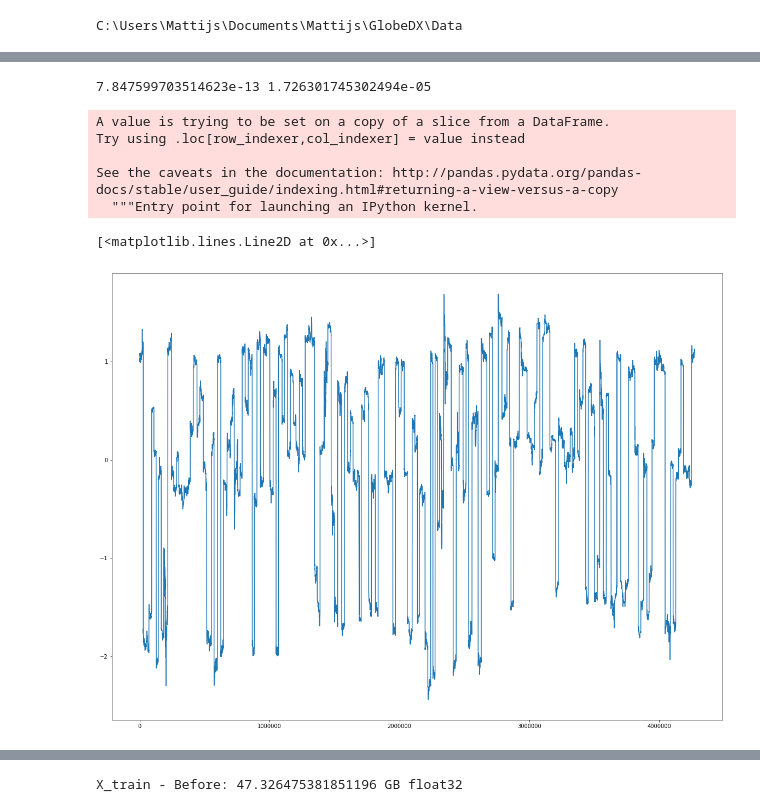
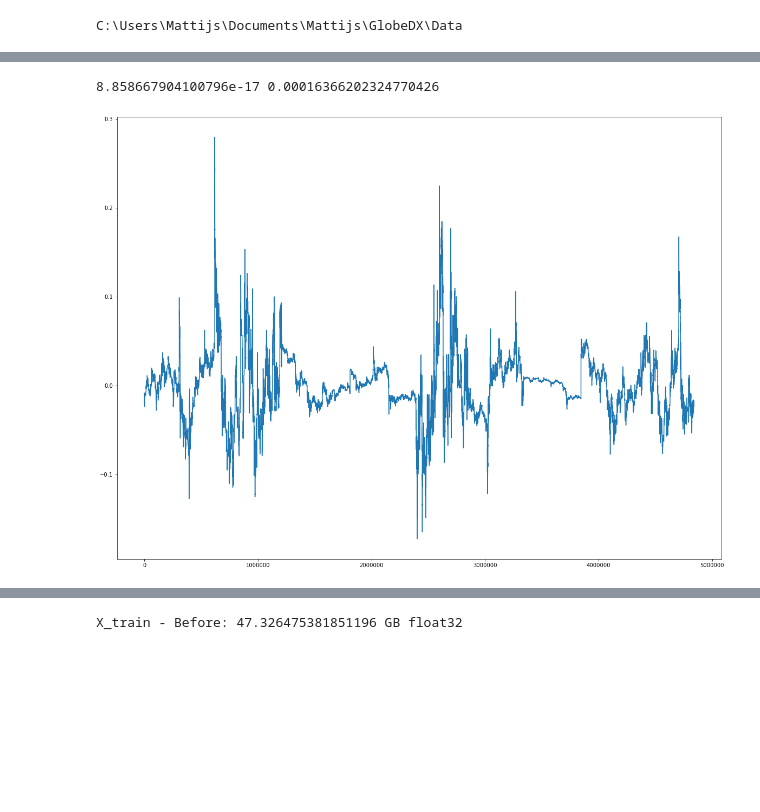
Before and after one commit to Globe-Research/deep-orderbook, a Jupyter notebook: CNN Deeplearning.ipynb, the cells around one changed output, grey strips where cells are left out. Cells and saved outputs as stored; diff of their text form; code cells hidden in the pictures; blank space fills up the shorter version.

```diff
--- a/CNN Deeplearning.ipynb
+++ b/CNN Deeplearning.ipynb
@@ -89,39 +79,0 @@ l2_norm = normalise_data_per_day(l2_snapshot)
-# %%
-count = 0
-i = 0
-register = {}
-for i, x in enumerate(tqdm(os.listdir(base_path))):
-    path = base_path+x
-    if count%24 == 0:
-        day = pd.read_parquet(path)
-    else:
-        temp = pd.read_parquet(path)
-        day = pd.concat([day,temp])
-
-    count += 1
-
-    if count%24 == 0:
-        flag = not register
-        day = day.dropna()
-        print(day.shape)
-        result = []
-        for cols in day.columns:
-            values = day[cols].to_numpy()
-            mean = np.mean(values)
-            std = np.std(values)
-            result.append([cols,[mean,std]])
-        register[count/24] = result
-        if not flag:
-            for l in range(200):
-                prev_stat = register[(count/24)-1]
-                col_name = prev_stat[l][0]
-                col_mean = prev_stat[l][1][0]
-                col_std = prev_stat[l][1][1]
-                values = day[col_name].to_numpy()
-                values = (values - col_mean)/col_std
-                day[col_name] = values
-            l2_snapshot = pd.concat([l2_snapshot, day])
-        del day
-    if i > 240:
-        break
-    i += 1
@@ -208,5 +122,5 @@ for i in np.logspace(-5,-20,20, endpoint = True):
 # %%
-print(minI, min_)
+print(alpha_min, min_)
 # %% [output]
-7.847599703514623e-13 1.726301745302494e-05
+8.858667904100796e-17 0.00016366202324770426
 # %%
@@ -214,14 +128,8 @@ X,y = generate_features_labels(l2_snapshot_, ask='a1', bid = 'b1', alpha=7.84759
-# %%
-l2_snapshot_['mid_price'] = (l2_snapshot_['b1']+l2_snapshot_['a1'])/2
-# %% [output]
-A value is trying to be set on a copy of a slice from a DataFrame.
-Try using .loc[row_indexer,col_indexer] = value instead
-
-See the caveats in the documentation: http://pandas.pydata.org/pandas-docs/stable/user_guide/indexing.html#returning-a-view-versus-a-copy
-  """Entry point for launching an IPython kernel.
+# %%
+l2_norm['mid_price'] = (l2_norm['a1']+l2_norm['b1'])/2
 # %%
 plt.figure(figsize = (20,15))
-plt.plot(np.arange(1,l2_snapshot_.shape[0]+1), l2_snapshot_['mid_price'])
+plt.plot(np.arange(1,l2_norm.shape[0]+1), l2_norm['mid_price'])
+plt.show()
 # %% [output]
-[<matplotlib.lines.Line2D at 0x...>]
-[figure, old version]
+[figure, new version]
```
Also changed, not shown: parts of 17 cells of this notebook.
